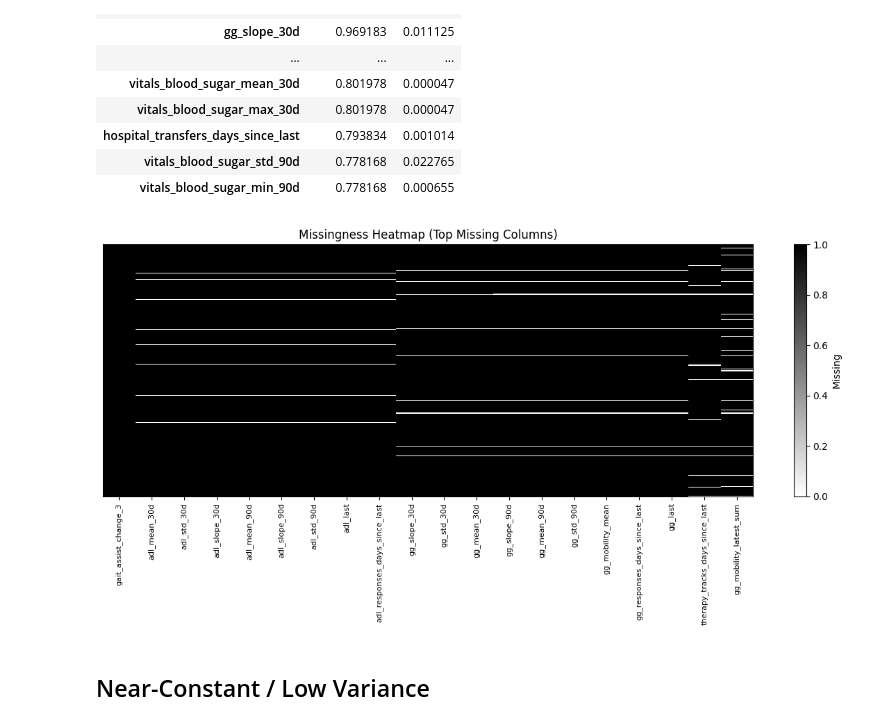
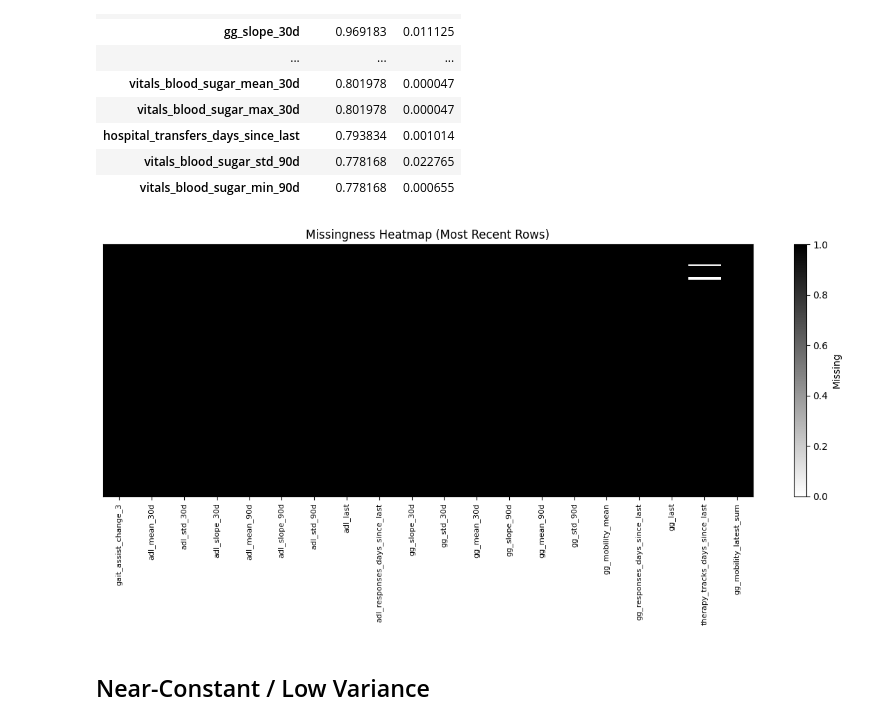
Before and after one commit to marcelosobral/incident-risk, a Jupyter notebook: notebooks/02_datavision_eda.ipynb, the cells around one changed output. Saved outputs shown, nothing was run; the diff lists cells and outputs as text; code cells hidden in the pictures.

```diff
--- a/notebooks/02_datavision_eda.ipynb
+++ b/notebooks/02_datavision_eda.ipynb
@@ -122,30 +169,30 @@ missing_zero.head(30)
 # %%
 import matplotlib.pyplot as plt
 
 missing_rate = df.isna().mean().sort_values(ascending=False)
 
 top_n = 20
 top_cols = missing_rate.head(top_n).index
 
 sample_n = min(len(df), 400)
 
 missing_sample = (
     df[top_cols]
     .isna()
     .astype(int)
-    .sample(sample_n, random_state=42)
-)
+    .tail(sample_n)
+ )
 
 plt.figure(figsize=(12, 6))
 plt.imshow(missing_sample.values, aspect="auto", interpolation="nearest", cmap="binary")
 plt.colorbar(label="Missing")
 plt.xticks(range(len(top_cols)), top_cols, rotation=90, fontsize=8)
 plt.yticks([])
-plt.title("Missingness Heatmap (Top Missing Columns)")
+plt.title("Missingness Heatmap (Most Recent Rows)")
 plt.tight_layout()
 plt.show()
 # %% [output]
-[figure, old version]
+[figure, new version]
 # %% [markdown]
 ## Near-Constant / Low Variance
 # %%
```
Also changed, not shown: parts of 18 cells of this notebook, 1 other file.
